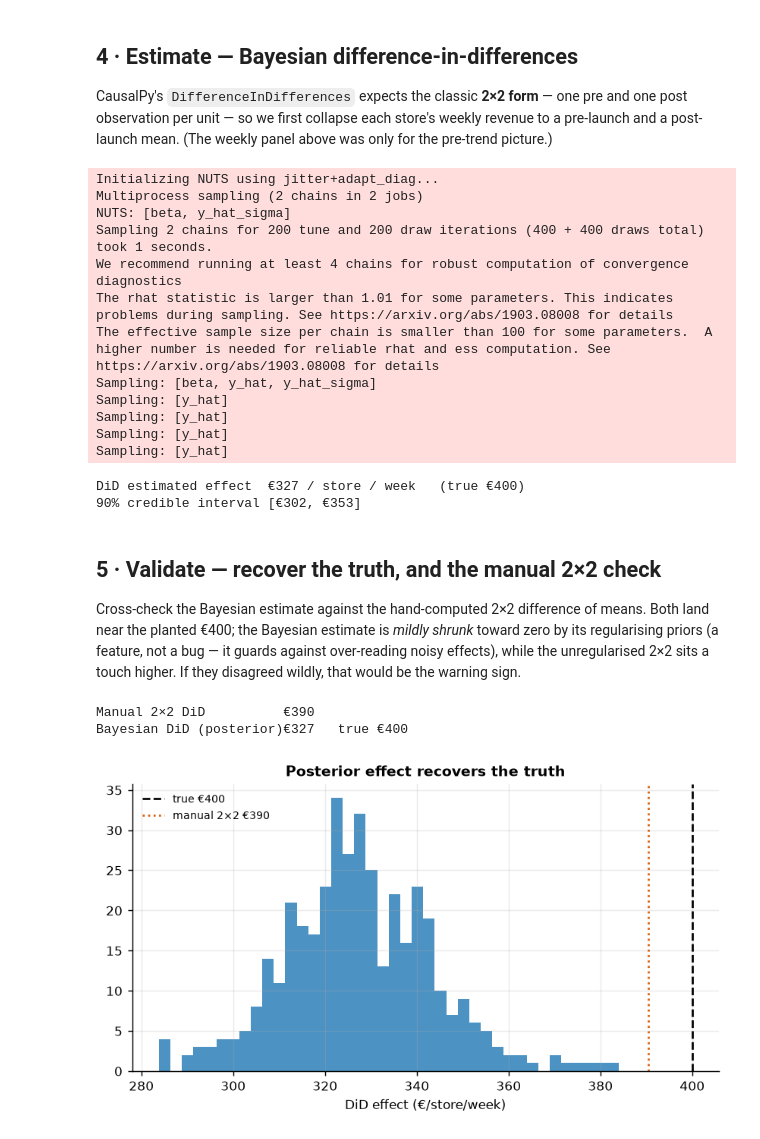
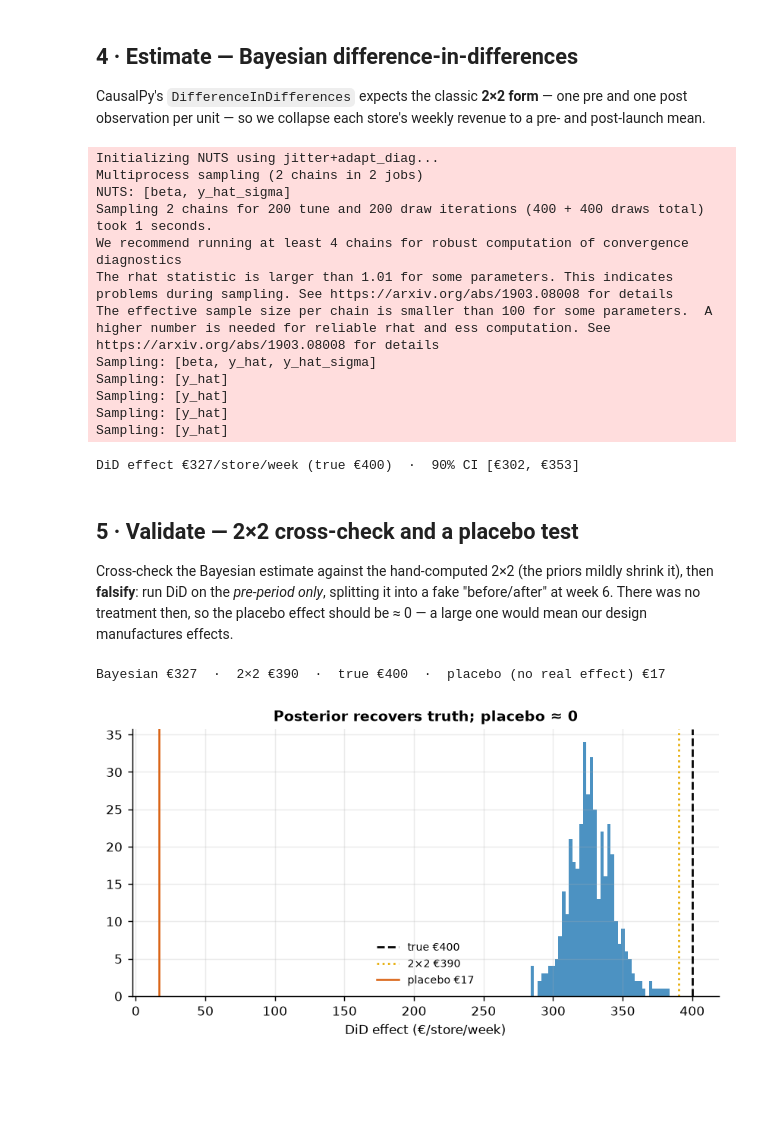
Before and after one commit to fmuia/sda_projects, a Jupyter notebook: notebooks/08_rollout_did.ipynb, the cells around one changed output. Saved outputs shown, nothing was run; the diff lists cells and outputs as text; code cells hidden in the pictures; blank space fills up the shorter version.

Commit message:
Deepen 08 DiD: event-study pre-trends test, placebo (pre-period fake launch), break-even, and a live staggered-adoption/TWFE-bias demonstration (Goodman-Bacon)

```diff
--- a/notebooks/08_rollout_did.ipynb
+++ b/notebooks/08_rollout_did.ipynb
@@ -32,6 +32,5 @@ recover the €400.
 # %%
-df, true_effect = dgp.did_rollout(n_stores=40, n_weeks=24, launch_week=12, true_effect=400.0, seed=SEED)
-print(f"TRUE effect = €{true_effect:.0f} / store / week")
-print(f"{df['unit'].nunique()} stores, {df['t'].nunique()} weeks, launch at week 12")
+df, true_effect = dgp.did_rollout(n_stores=40, n_weeks=24, launch_week=LAUNCH, true_effect=TRUE, seed=SEED)
+print(f"TRUE effect = €{true_effect:.0f}/store/week  ·  {df['unit'].nunique()} stores, {df['t'].nunique()} weeks, launch week {LAUNCH}")
 df.head()
 # %% [output]
@@ -70,18 +72,15 @@ ax.legend(frameon=False, fontsize=8); fig.tight_layout()
 # %% [markdown]
 ## 4 · Estimate — Bayesian difference-in-differences
 
-CausalPy's `DifferenceInDifferences` expects the classic **2×2 form** — one pre and
-one post observation per unit — so we first collapse each store's weekly revenue to a
-pre-launch and a post-launch mean. (The weekly panel above was only for the pre-trend
-picture.)
+CausalPy's `DifferenceInDifferences` expects the classic **2×2 form** — one pre and one post
+observation per unit — so we collapse each store's weekly revenue to a pre- and post-launch mean.
 # %%
-agg = (df.groupby(["unit", "group", "post_treatment"])["revenue"].mean().reset_index())
-agg["t"] = agg["post_treatment"].astype(int).astype(float)   # 0 = pre, 1 = post
-
+agg = df.groupby(["unit","group","post_treatment"])["revenue"].mean().reset_index()
+agg["t"] = agg["post_treatment"].astype(int).astype(float)
 result = est.did(agg, formula="revenue ~ 1 + group*post_treatment", fast=FAST)
-impact = np.asarray(result.causal_impact).ravel()   # posterior of the DiD effect
-print(f"DiD estimated effect  €{impact.mean():.0f} / store / week   (true €{true_effect:.0f})")
-print(f"90% credible interval [€{np.quantile(impact,0.05):.0f}, €{np.quantile(impact,0.95):.0f}]")
+impact = np.asarray(result.causal_impact).ravel()
+print(f"DiD effect €{impact.mean():.0f}/store/week (true €{true_effect:.0f})  ·  "
+      f"90% CI [€{np.quantile(impact,0.05):.0f}, €{np.quantile(impact,0.95):.0f}]")
 # %% [output]
 Initializing NUTS using jitter+adapt_diag...
 Multiprocess sampling (2 chains in 2 jobs)
@@ -95,29 +94,29 @@ Sampling: [y_hat]
 Sampling: [y_hat]
 Sampling: [y_hat]
 Sampling: [y_hat]
-DiD estimated effect  €327 / store / week   (true €400)
-90% credible interval [€302, €353]
+DiD effect €327/store/week (true €400)  ·  90% CI [€302, €353]
-# %% [markdown]
-## 5 · Validate — recover the truth, and the manual 2×2 check
-
-Cross-check the Bayesian estimate against the hand-computed 2×2 difference of means.
-Both land near the planted €400; the Bayesian estimate is *mildly shrunk* toward zero
-by its regularising priors (a feature, not a bug — it guards against over-reading noisy
-effects), while the unregularised 2×2 sits a touch higher. If they disagreed wildly,
-that would be the warning sign.
+# %% [markdown]
+## 5 · Validate — 2×2 cross-check and a placebo test
+
+Cross-check the Bayesian estimate against the hand-computed 2×2 (the priors mildly shrink it), then
+**falsify**: run DiD on the *pre-period only*, splitting it into a fake "before/after" at week 6.
+There was no treatment then, so the placebo effect should be ≈ 0 — a large one would mean our design
+manufactures effects.
 # %%
-m = df.groupby(["group", "post"])["revenue"].mean()
-did_2x2 = (m[1,1] - m[1,0]) - (m[0,1] - m[0,0])
-print(f"Manual 2×2 DiD          €{did_2x2:.0f}")
-print(f"Bayesian DiD (posterior)€{impact.mean():.0f}   true €{true_effect:.0f}")
-
-fig, ax = plt.subplots(figsize=(6.5, 3.8))
+m = df.groupby(["group","post"])["revenue"].mean()
+did_2x2 = (m[1,1]-m[1,0]) - (m[0,1]-m[0,0])
+# placebo: pre-period only, fake launch at week 6
+pre = df[df.t < LAUNCH].copy(); pre["fake_post"] = (pre.t >= 6).astype(int)
+mp = pre.groupby(["group","fake_post"])["revenue"].mean()
+placebo = (mp[1,1]-mp[1,0]) - (mp[0,1]-mp[0,0])
+fig, ax = plt.subplots(figsize=(6.5, 3.6))
 ax.hist(impact, bins=40, color=plots.BLUE, alpha=0.85)
 ax.axvline(true_effect, color="k", ls="--", label=f"true €{true_effect:.0f}")
-ax.axvline(did_2x2, color=plots.ORANGE, ls=":", label=f"manual 2×2 €{did_2x2:.0f}")
-ax.set_xlabel("DiD effect (€/store/week)"); ax.set_title("Posterior effect recovers the truth")
-ax.legend(frameon=False, fontsize=8); fig.tight_layout()
+ax.axvline(did_2x2, color=plots.GOLD, ls=":", label=f"2×2 €{did_2x2:.0f}")
+ax.axvline(placebo, color=plots.ORANGE, lw=1.4, label=f"placebo €{placebo:.0f}")
+ax.set_xlabel("DiD effect (€/store/week)"); ax.set_title("Posterior recovers truth; placebo ≈ 0"); ax.legend(frameon=False, fontsize=8)
+fig.tight_layout()
+print(f"Bayesian €{impact.mean():.0f}  ·  2×2 €{did_2x2:.0f}  ·  true €{true_effect:.0f}  ·  placebo (no real effect) €{placebo:.0f}")
 # %% [output]
-Manual 2×2 DiD          €390
-Bayesian DiD (posterior)€327   true €400
+Bayesian €327  ·  2×2 €390  ·  true €400  ·  placebo (no real effect) €17
-[figure, old version]
+[figure, new version]
```
Also changed, not shown: parts of 12 cells of this notebook.
